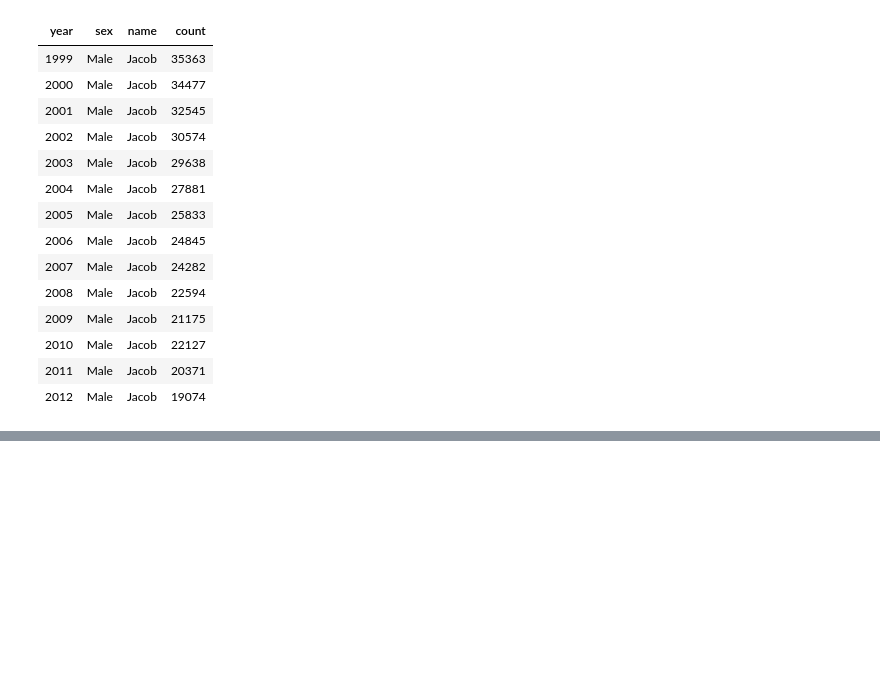
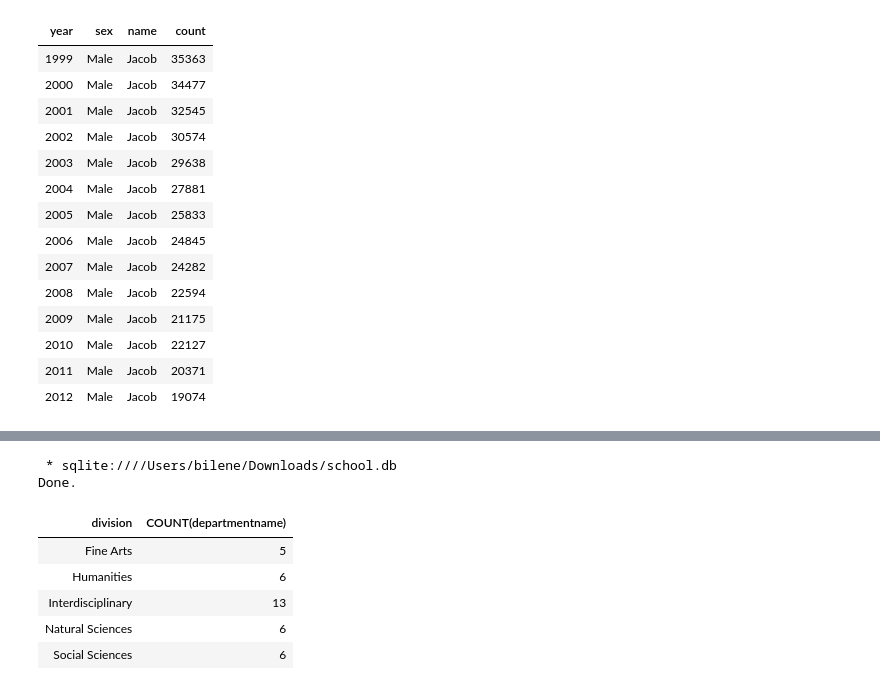
Before and after one commit to ernbilen/Data200_Fall23, a Jupyter notebook: notes/in-class/intro-to-sql.ipynb, the cells around one changed output, grey strips where cells are left out. Cells and saved outputs as stored; diff of their text form; code cells hidden in the pictures; blank space fills up the shorter version.

```diff
--- a/notes/in-class/intro-to-sql.ipynb
+++ b/notes/in-class/intro-to-sql.ipynb
@@ -617,0 +685,14 @@ Done.
+# %%
+%%sql
+--Return how many departments exist by division
+SELECT division, COUNT(departmentname) FROM departments
+GROUP BY division
+# %% [output]
+ * sqlite:////Users/bilene/Downloads/school.db
+Done.
+| division | COUNT(departmentname) |
+| Fine Arts | 5 |
+| Humanities | 6 |
+| Interdisciplinary | 13 |
+| Natural Sciences | 6 |
+| Social Sciences | 6 |
```
Also changed, not shown: parts of 13 cells of this notebook.
